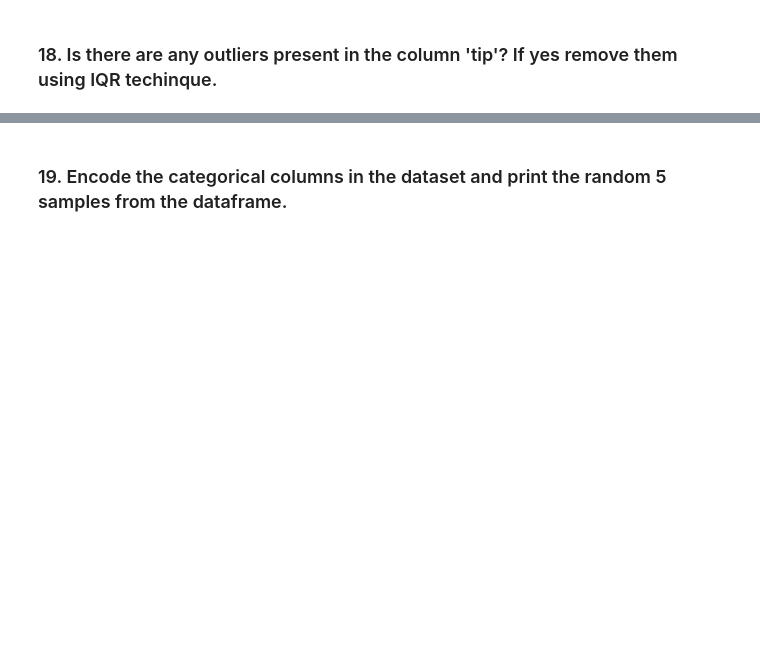
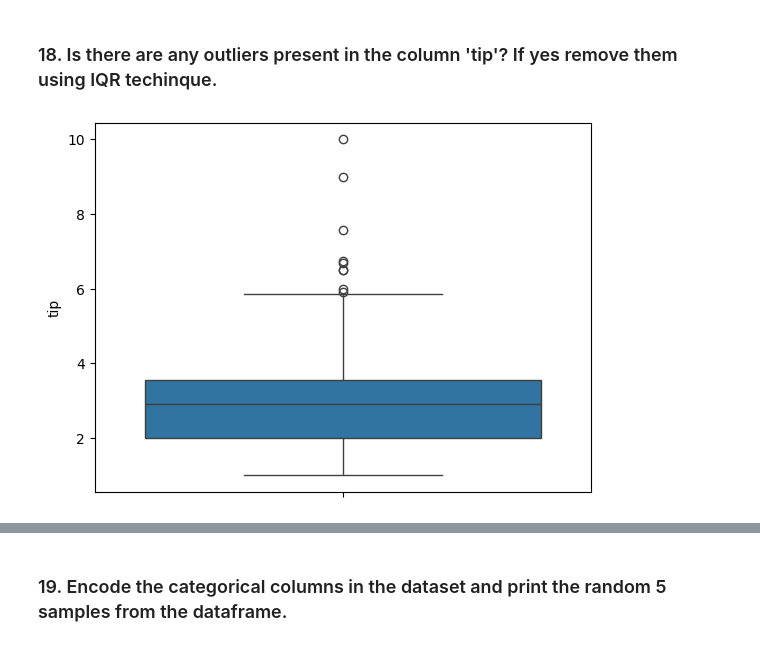
Before and after one commit to avadhut98/AvadhutPatil_Lab2_PythonforDS, a Jupyter notebook: Lab 2 - Problem Statement (Python for DS).ipynb, the cells around one changed output, grey strips where cells are left out. Cells and saved outputs as stored; diff of their text form; code cells hidden in the pictures; blank space fills up the shorter version.

```diff
--- a/Lab 2 - Problem Statement (Python for DS).ipynb
+++ b/Lab 2 - Problem Statement (Python for DS).ipynb
@@ -210,2 +241,7 @@ df.groupby('size')['total_bill'].mean().plot(kind='bar')
 # %% [markdown]
 ### 18. Is there are any outliers present in the column 'tip'? If yes remove them using IQR techinque.
+# %%
+sns.boxplot(df['tip'])
+plt.show()
+# %% [output]
+[figure, added]
```
Also changed, not shown: parts of 22 cells of this notebook.
